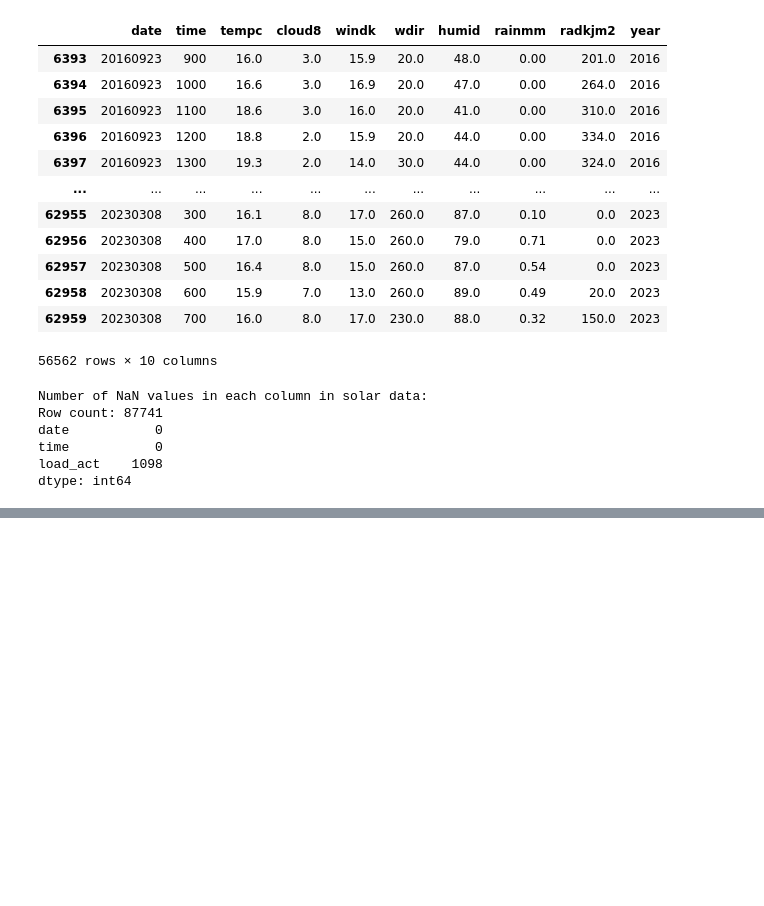
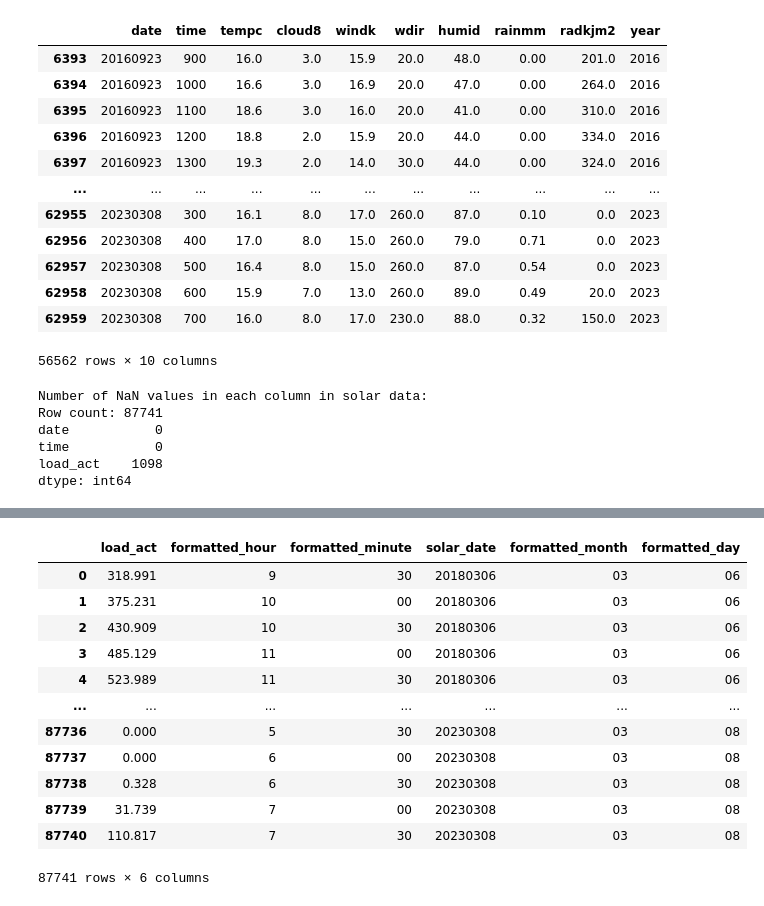
Before and after one commit to chaserobertson/tesla-stlf, a Jupyter notebook: notebooks/Weather&Solar Interpolate.ipynb, the cells around one changed output, grey strips where cells are left out. Cells and saved outputs as stored; diff of their text form; code cells hidden in the pictures; blank space fills up the shorter version.

```diff
--- a/notebooks/Weather&Solar Interpolate.ipynb
+++ b/notebooks/Weather&Solar Interpolate.ipynb
@@ -276,2 +274,18 @@ mix_interpolate
 # %%
 mix_interpolate.to_csv('../data/weather_solar_interpolate.csv', index=False)
+# %%
+solar
+# %% [output]
+|  | load_act | formatted_hour | formatted_minute | solar_date | formatted_month | formatted_day |
+| 0 | 318.991 | 9 | 30 | 20180306 | 03 | 06 |
+| 1 | 375.231 | 10 | 00 | 20180306 | 03 | 06 |
+| 2 | 430.909 | 10 | 30 | 20180306 | 03 | 06 |
+| 3 | 485.129 | 11 | 00 | 20180306 | 03 | 06 |
+| 4 | 523.989 | 11 | 30 | 20180306 | 03 | 06 |
+| ... | ... | ... | ... | ... | ... | ... |
+| 87736 | 0.000 | 5 | 30 | 20230308 | 03 | 08 |
+| 87737 | 0.000 | 6 | 00 | 20230308 | 03 | 08 |
+| 87738 | 0.328 | 6 | 30 | 20230308 | 03 | 08 |
+| 87739 | 31.739 | 7 | 00 | 20230308 | 03 | 08 |
+| 87740 | 110.817 | 7 | 30 | 20230308 | 03 | 08 |
+87741 rows × 6 columns
```
Also changed, not shown: parts of 5 cells of this notebook.
